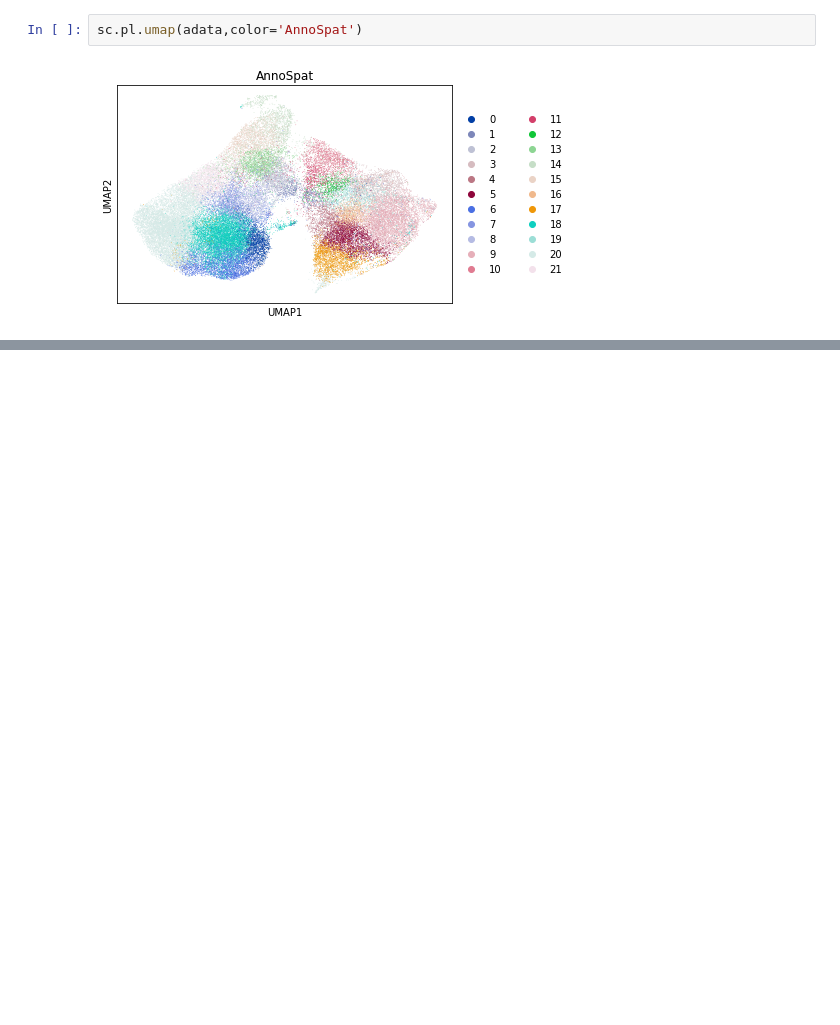
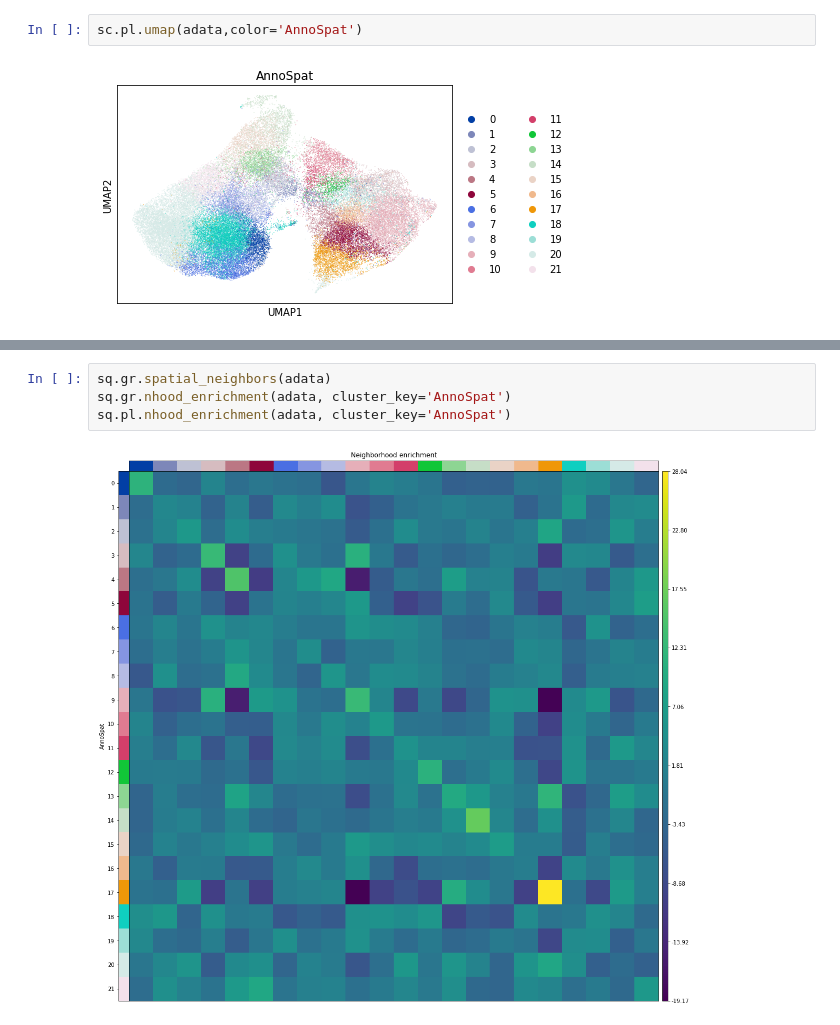
Before and after one commit to Schumacher-group/IMC_TNBC_analysis, a Jupyter notebook: post_processing.ipynb, the cells around one changed output, grey strips where cells are left out. Cells and saved outputs as stored; diff of their text form; blank space fills up the shorter version.

```diff
--- a/post_processing.ipynb
+++ b/post_processing.ipynb
@@ -82,0 +120,6 @@ sc.pl.umap(adata,color='AnnoSpat')
+# %%
+sq.gr.spatial_neighbors(adata)
+sq.gr.nhood_enrichment(adata, cluster_key='AnnoSpat')
+sq.pl.nhood_enrichment(adata, cluster_key='AnnoSpat')
+# %% [output]
+[figure, added]
```
Also changed, not shown: parts of 11 cells of this notebook.
